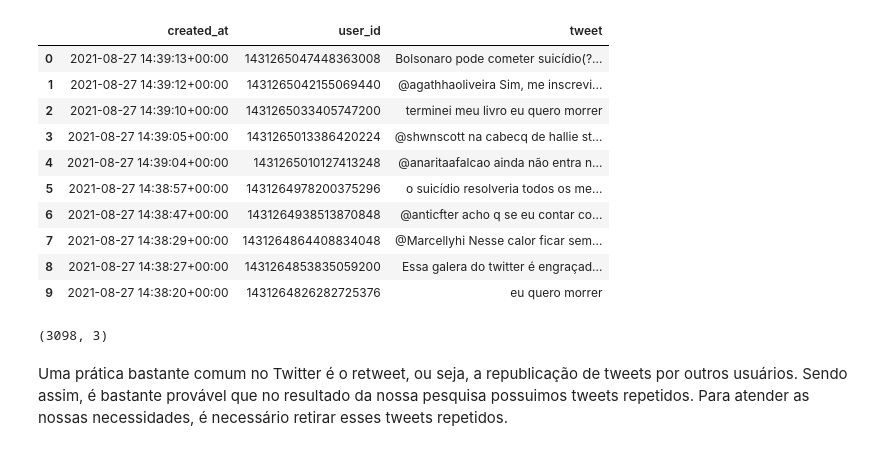
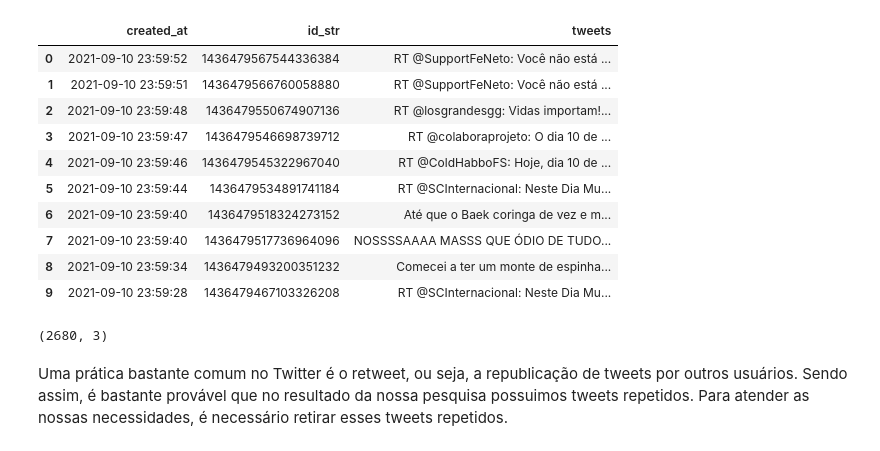
Before and after one commit to mt-ssilva/Twitter_data_collection, a Jupyter notebook: Twitter data collection.ipynb, the cells around one changed output. Saved outputs shown, nothing was run; the diff lists cells and outputs as text; code cells hidden in the pictures.

```diff
--- a/Twitter data collection.ipynb
+++ b/Twitter data collection.ipynb
@@ -4,2 +16,5 @@ import json
+# %%
+data_atual = date.today().strftime('%d-%m-%Y')
+data_search = date.today().strftime('%Y-%m-%d')
 # %%
 #pegando as keys da API do tweet
@@ -65,23 +76,23 @@ created_at:  Fri Aug 27 02:32:57 +0000 2021 User_id:  1431082275303829513 Tweet:
 # %%
-import pandas as pd
-df = pd.read_json('tweet.json',lines = True)
+#Criando o DataFrame
+df = pd.read_json('tweet '+ data_atual +'.json', lines = True)
 df.head(10)
 # %% [output]
-|  | created_at | user_id | tweet |
-| 0 | 2021-08-27 14:39:13+00:00 | 1431265047448363008 | Bolsonaro pode cometer suicídio(?... |
-| 1 | 2021-08-27 14:39:12+00:00 | 1431265042155069440 | @agathhaoliveira Sim, me inscrevi... |
-| 2 | 2021-08-27 14:39:10+00:00 | 1431265033405747200 | terminei meu livro eu quero morrer |
-| 3 | 2021-08-27 14:39:05+00:00 | 1431265013386420224 | @shwnscott na cabecq de hallie st... |
-| 4 | 2021-08-27 14:39:04+00:00 | 1431265010127413248 | @anaritaafalcao ainda não entra n... |
-| 5 | 2021-08-27 14:38:57+00:00 | 1431264978200375296 | o suicídio resolveria todos os me... |
-| 6 | 2021-08-27 14:38:47+00:00 | 1431264938513870848 | @anticfter acho q se eu contar co... |
-| 7 | 2021-08-27 14:38:29+00:00 | 1431264864408834048 | @Marcellyhi Nesse calor ficar sem... |
-| 8 | 2021-08-27 14:38:27+00:00 | 1431264853835059200 | Essa galera do twitter é engraçad... |
-| 9 | 2021-08-27 14:38:20+00:00 | 1431264826282725376 | eu quero morrer |
+|  | created_at | id_str | tweets |
+| 0 | 2021-09-10 23:59:52 | 1436479567544336384 | RT @SupportFeNeto: Você não está ... |
+| 1 | 2021-09-10 23:59:51 | 1436479566760058880 | RT @SupportFeNeto: Você não está ... |
+| 2 | 2021-09-10 23:59:48 | 1436479550674907136 | RT @losgrandesgg: Vidas importam!... |
+| 3 | 2021-09-10 23:59:47 | 1436479546698739712 | RT @colaboraprojeto: O dia 10 de ... |
+| 4 | 2021-09-10 23:59:46 | 1436479545322967040 | RT @ColdHabboFS: Hoje, dia 10 de ... |
+| 5 | 2021-09-10 23:59:44 | 1436479534891741184 | RT @SCInternacional: Neste Dia Mu... |
+| 6 | 2021-09-10 23:59:40 | 1436479518324273152 | Até que o Baek coringa de vez e m... |
+| 7 | 2021-09-10 23:59:40 | 1436479517736964096 | NOSSSSAAAA MASSS QUE ÓDIO DE TUDO... |
+| 8 | 2021-09-10 23:59:34 | 1436479493200351232 | Comecei a ter um monte de espinha... |
+| 9 | 2021-09-10 23:59:28 | 1436479467103326208 | RT @SCInternacional: Neste Dia Mu... |
 # %%
 df.shape
 # %% [output]
-(3098, 3)
+(2680, 3)
 # %% [markdown]
 Uma prática bastante comum no Twitter é o retweet, ou seja, a republicação de tweets por outros usuários. Sendo assim, é bastante provável que no resultado da nossa pesquisa possuimos tweets repetidos. Para atender as nossas necessidades, é necessário retirar esses tweets repetidos.
 # %%
```
Also changed, not shown: parts of 37 cells of this notebook, 2 other files.
